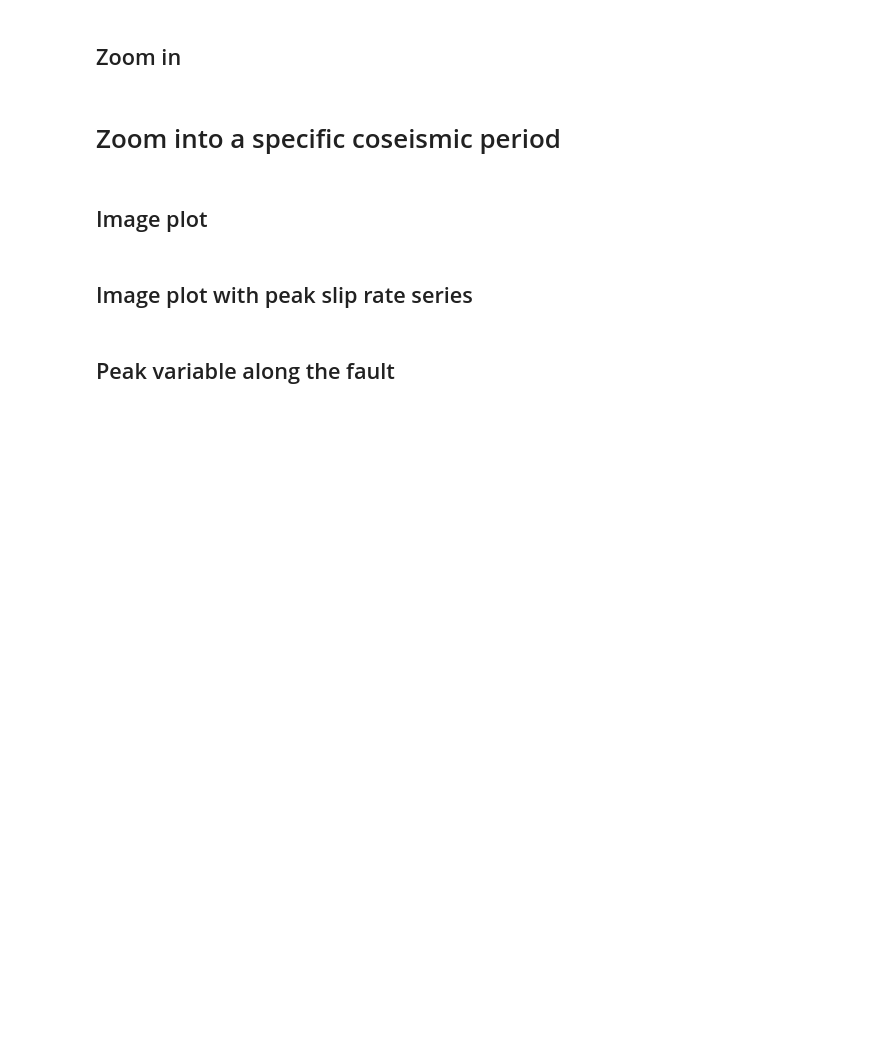
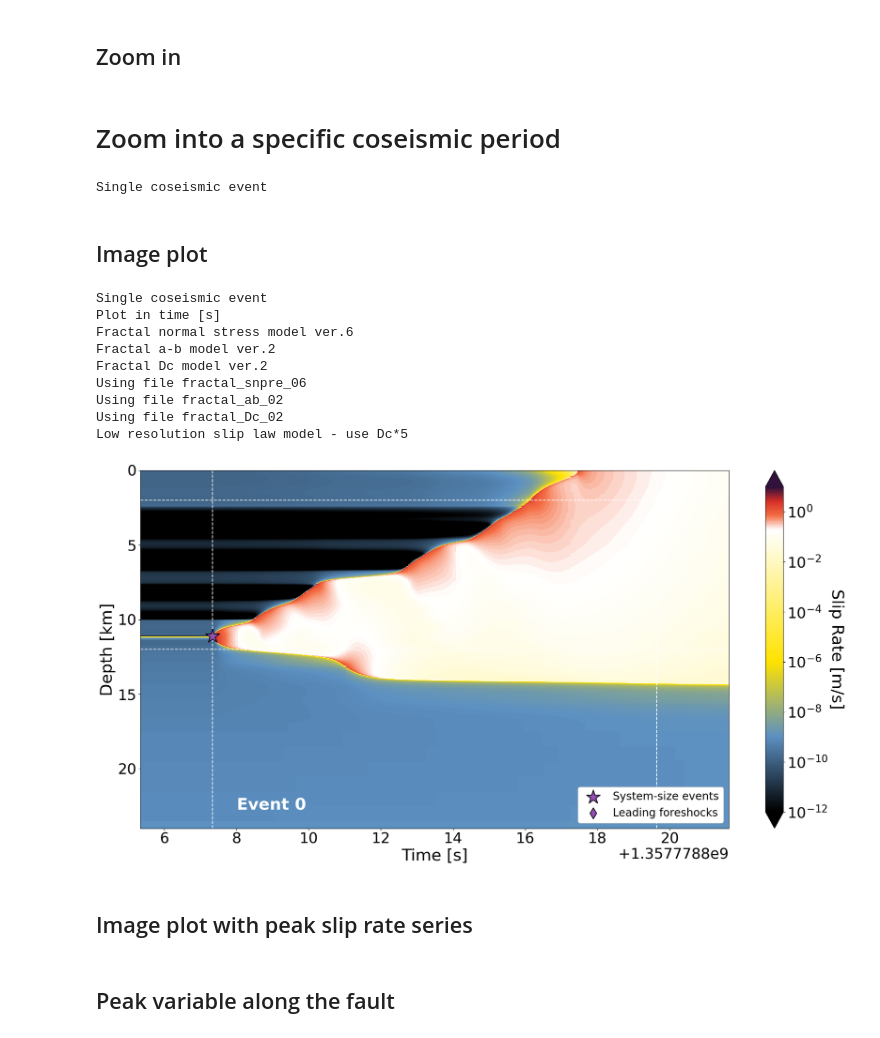
Before and after one commit to JeenaYun/jeena-tandem, a Jupyter notebook: scripts/event_inspection.ipynb, the cells around one changed output. Saved outputs shown, nothing was run; the diff lists cells and outputs as text; code cells hidden in the pictures; blank space fills up the shorter version.

```diff
--- a/scripts/event_inspection.ipynb
+++ b/scripts/event_inspection.ipynb
@@ -807,7 +766,7 @@ ax=fout_image(image,outputs,dep,params,cumslip_outputs,save_dir,prefix,rths,vmin
 # %% [markdown]
 # Zoom into a specific coseismic period
 # %%
-iev = 83
+iev = 0
 buffer1 = 1000
 buffer2 = buffer1
 # buffer1 = 100000
@@ -815,13 +774,26 @@ buffer2 = buffer1
 zoom_frame = [iev,buffer1,buffer2]
 publish=True
 its_all,ite_all,tsmin,tsmax,its,ite = class_figtype(zoom_frame,outputs,cumslip_outputs,publish,print_on=True)[2:8]
+# %% [output]
+Single coseismic event
 # %% [markdown]
 ## Image plot
 # %%
 save_on = 0
-ax = fout_image(image,outputs,dep,params,cumslip_outputs,save_dir,prefix,rths,vmin,vmax,Vths,zoom_frame,plot_in_timestep=True,plot_in_sec=True,cb_off=False,publish=publish,save_on=save_on)
+ax = fout_image(image,outputs,dep,params,cumslip_outputs,save_dir,prefix,rths,vmin,vmax,Vths,zoom_frame,plot_in_timestep=False,plot_in_sec=True,cb_off=False,publish=publish,save_on=save_on)
 # ax.set_xlim(time[its-250],time[ite])
 plt.show()
+# %% [output]
+Single coseismic event
+Plot in time [s]
+Fractal normal stress model ver.6
+Fractal a-b model ver.2
+Fractal Dc model ver.2
+Using file fractal_snpre_06
+Using file fractal_ab_02
+Using file fractal_Dc_02
+Low resolution slip law model - use Dc*5
+[figure, added]
 # %% [markdown]
 ## Image plot with peak slip rate series
 # %%
```
Also changed, not shown: parts of 20 cells of this notebook, 35 other files.
